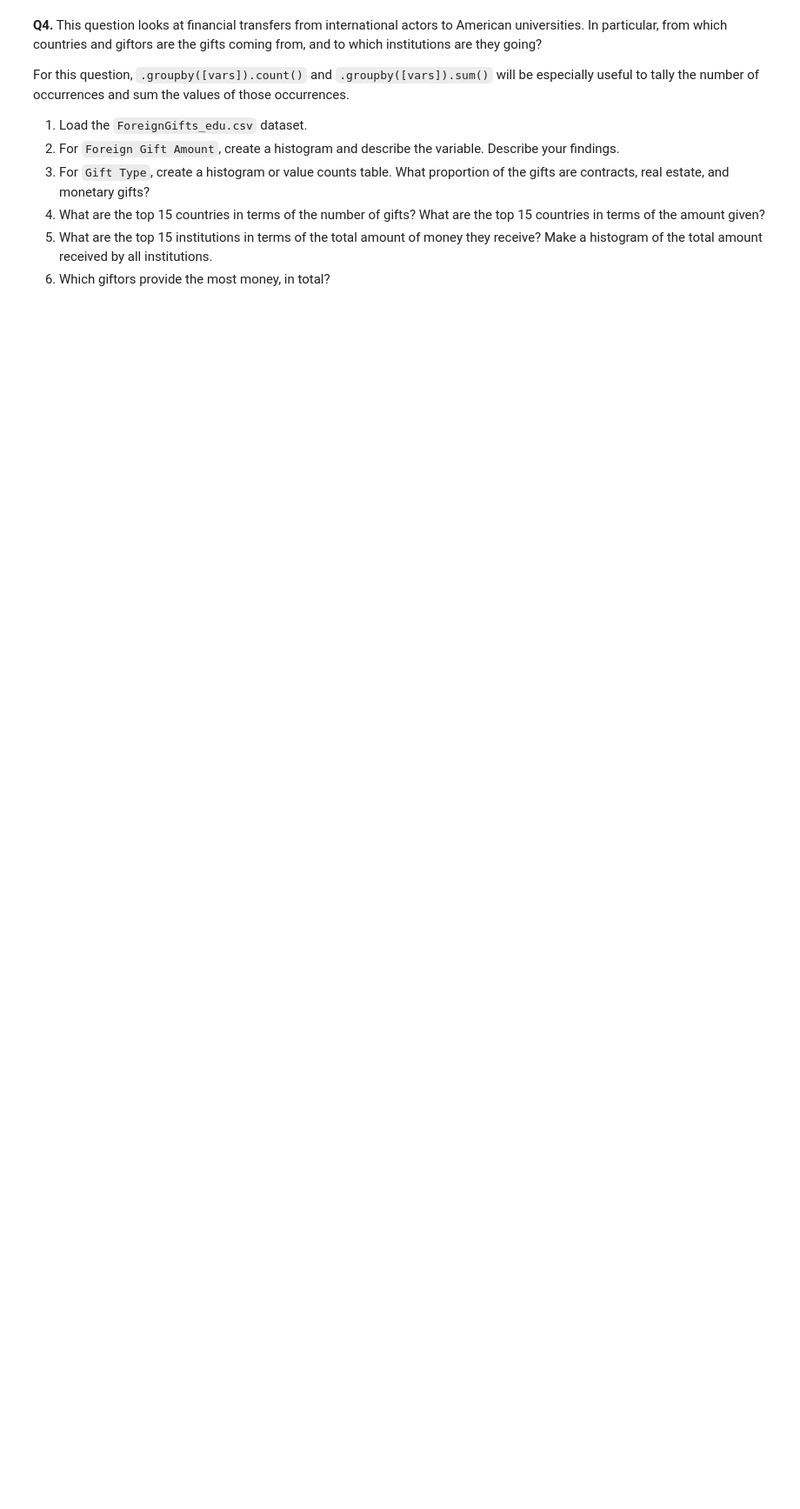
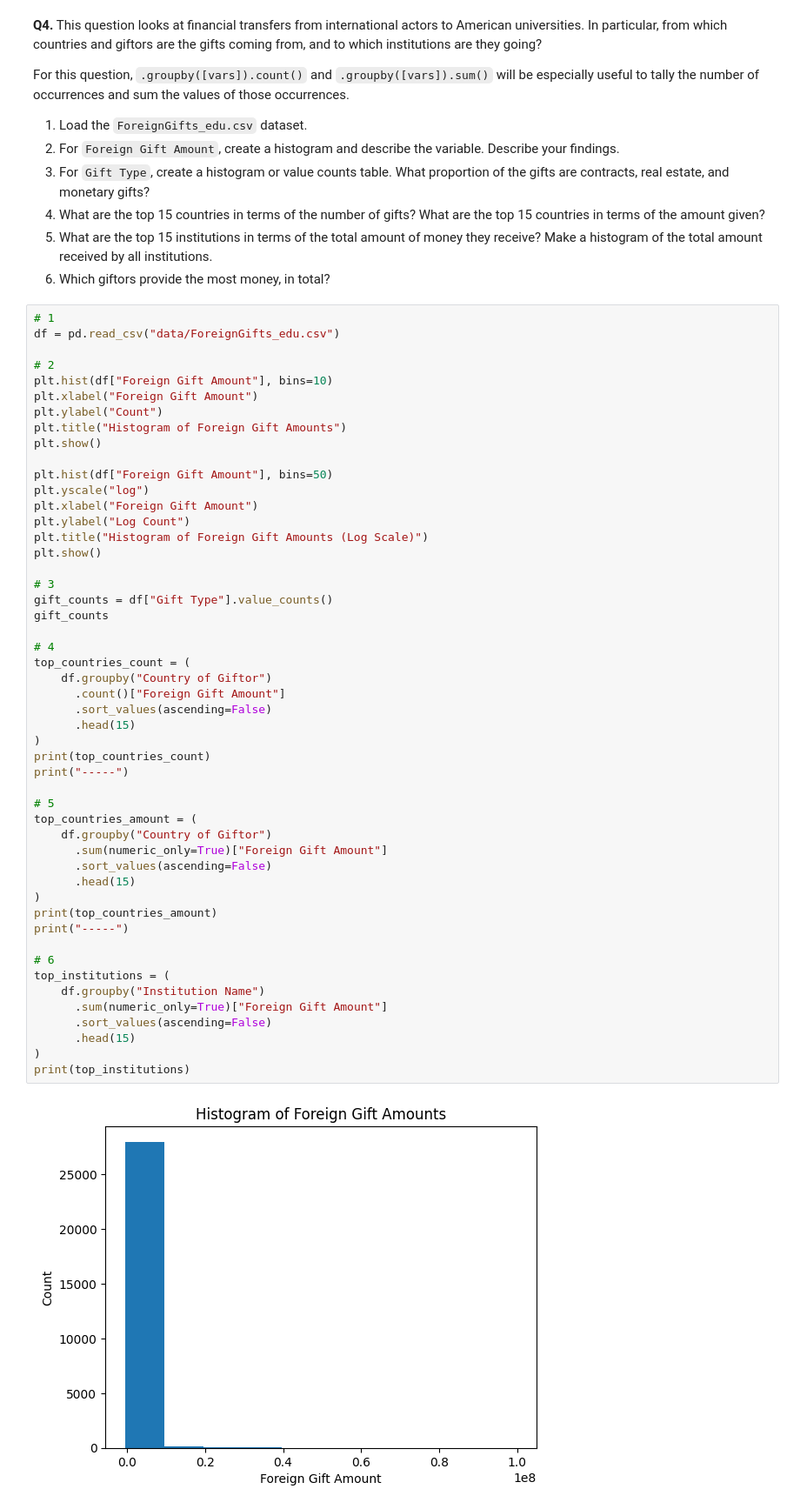
Before and after one commit to hpatel2004/scratchpad, a Jupyter notebook: 01_assignment_wrangling_and_eda.ipynb, the cells around one changed output. Shown at 87% size. Cells and saved outputs as stored; diff of their text form; blank space fills up the shorter version.

```diff
--- a/01_assignment_wrangling_and_eda.ipynb
+++ b/01_assignment_wrangling_and_eda.ipynb
@@ -196,3 +196,55 @@ For this question, `.groupby([vars]).count()` and `.groupby([vars]).sum()` will
 4. What are the top 15 countries in terms of the number of gifts? What are the top 15 countries in terms of the amount given?
 5. What are the top 15 institutions in terms of the total amount of money they receive? Make a histogram of the total amount received by all institutions.
 6. Which giftors provide the most money, in total?
+# %%
+# 1
+df = pd.read_csv("data/ForeignGifts_edu.csv")
+
+# 2
+plt.hist(df["Foreign Gift Amount"], bins=10)
+plt.xlabel("Foreign Gift Amount")
+plt.ylabel("Count")
+plt.title("Histogram of Foreign Gift Amounts")
+plt.show()
+
+plt.hist(df["Foreign Gift Amount"], bins=50)
+plt.yscale("log")
+plt.xlabel("Foreign Gift Amount")
+plt.ylabel("Log Count")
+plt.title("Histogram of Foreign Gift Amounts (Log Scale)")
+plt.show()
+
+# 3
+gift_counts = df["Gift Type"].value_counts()
+gift_counts
+
+# 4
+top_countries_count = (
+    df.groupby("Country of Giftor")
+      .count()["Foreign Gift Amount"]
+      .sort_values(ascending=False)
+      .head(15)
+)
+print(top_countries_count)
+print("-----")
+
+# 5
+top_countries_amount = (
+    df.groupby("Country of Giftor")
+      .sum(numeric_only=True)["Foreign Gift Amount"]
+      .sort_values(ascending=False)
+      .head(15)
+)
+print(top_countries_amount)
+print("-----")
+
+# 6
+top_institutions = (
+    df.groupby("Institution Name")
+      .sum(numeric_only=True)["Foreign Gift Amount"]
+      .sort_values(ascending=False)
+      .head(15)
+)
+print(top_institutions)
+# %% [output]
+[figure, added]
```
Also changed, not shown: parts of 4 cells of this notebook.
